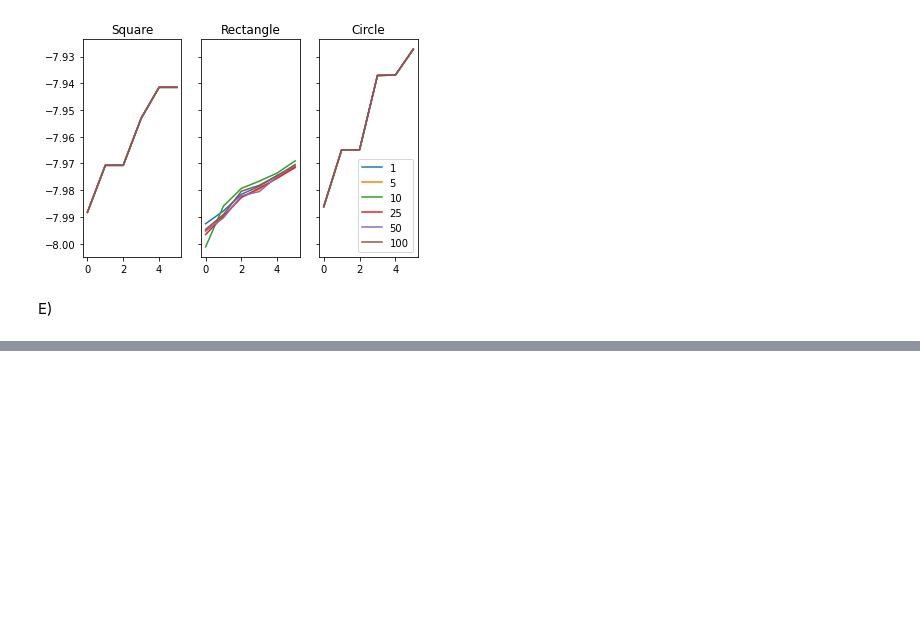
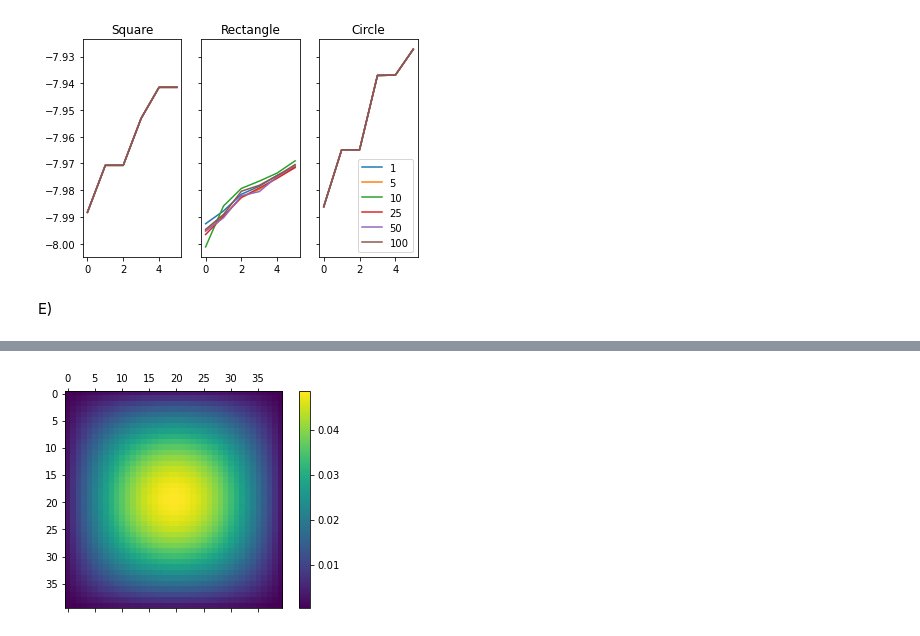
Before and after one commit to karellempes/ScieComp, a Jupyter notebook: Assignment 3/3.1Eigen modes of drums of different shapes.ipynb, the cells around one changed output, grey strips where cells are left out. Drawn from its saved outputs; the diff is of its cells as text; code cells hidden in the pictures; blank space fills up the shorter version.

```diff
--- a/Assignment 3/3.1Eigen modes of drums of different shapes.ipynb
+++ b/Assignment 3/3.1Eigen modes of drums of different shapes.ipynb
@@ -234,9 +235,3 @@ plt.imshow(v)
 # %%
 def T(t):
     return np.cos(l*t) + np.sin(l*t)
-# %%
-for i in range(1000):
-    u = v * T(i)
-    if i%250 == 0:
-        plt.imshow(u)
-        plt.show()
@@ -247,0 +238,31 @@ for i in range(1000):
+# %%
+def frame_matrix(M,v):
+    '''
+    generate a matrix containing all frames for a specific wave function
+    - M, number of frames and time steps
+    - v, initial eigenvector
+    '''
+    Matrix= np.zeros((M,N,N))
+    for t in range(M):
+        u = v * T(t)
+        Matrix[t] = u
+    return Matrix
+
+def update(i):
+    '''
+    Updater function for the animation
+    '''
+    mat.set_data(frames[i])
+    return mat
+# %%
+M = 500
+frames = frame_matrix(M,v)
+
+fig, ax = plt.subplots()
+mat = ax.matshow(v)
+plt.colorbar(mat)
+ani = animation.FuncAnimation(fig, update, frames = M, interval=1, save_count=1)
+plt.show()
+# ani.save('animation.mp4')
+# %% [output]
+[figure, added]
```
Also changed, not shown: parts of 10 cells of this notebook.
